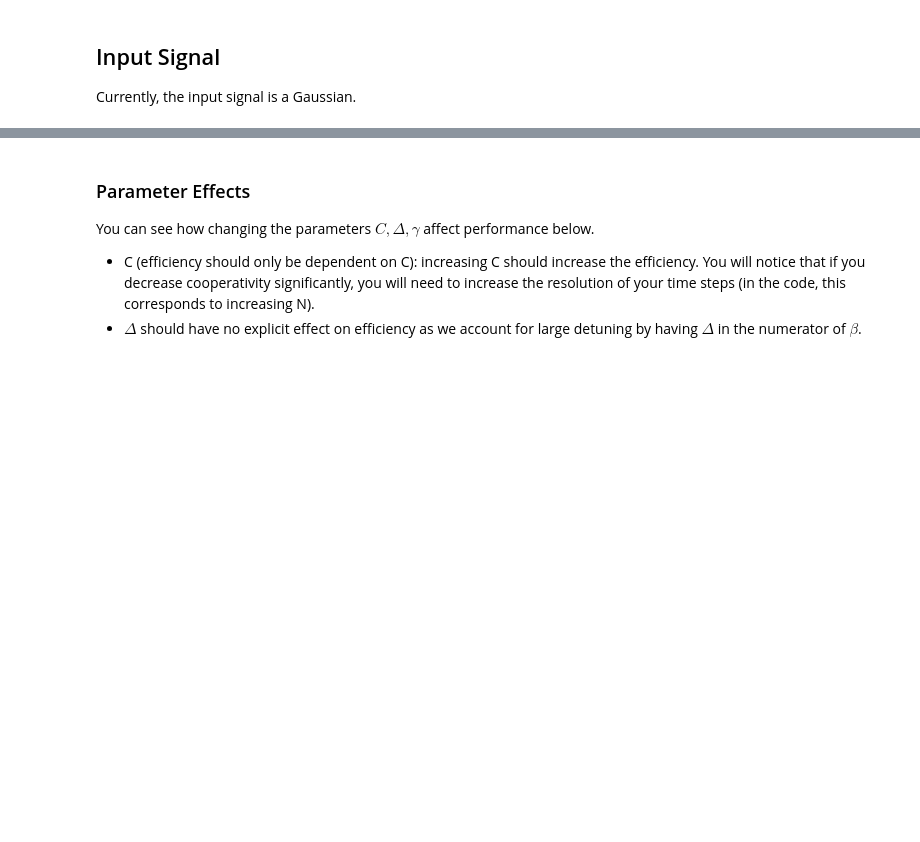
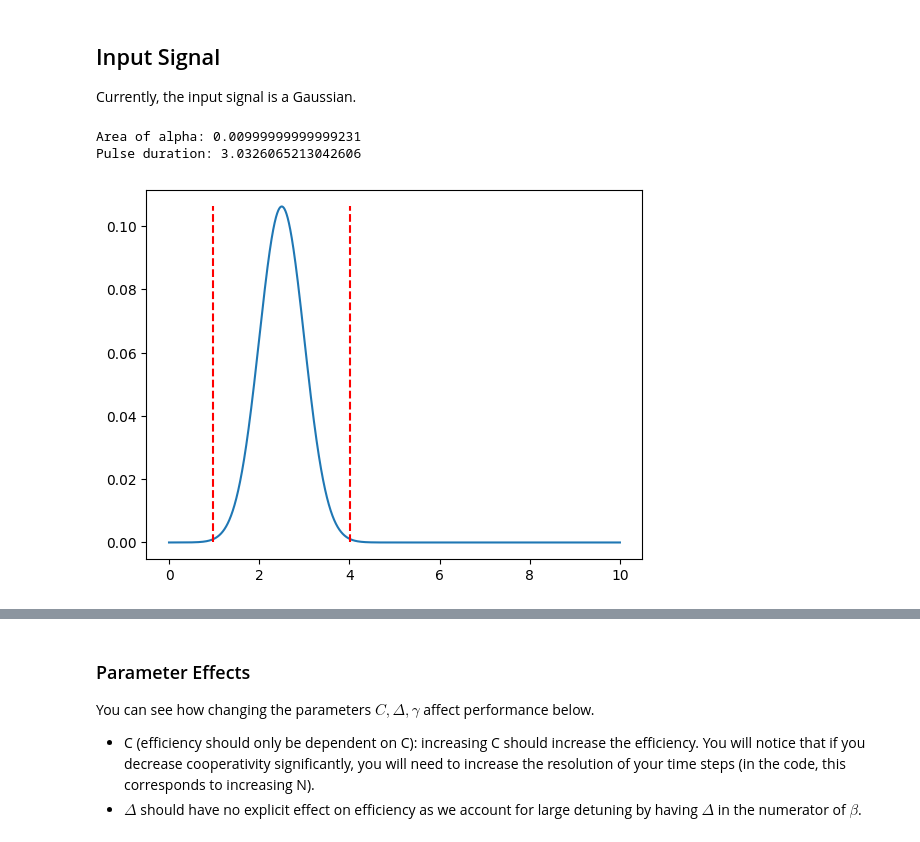
Before and after one commit to brianac687/rbq, a Jupyter notebook: 3LS/three_level_freespace_notebook.ipynb, the cells around one changed output, grey strips where cells are left out. Saved outputs shown, nothing was run; the diff lists cells and outputs as text; code cells hidden in the pictures; blank space fills up the shorter version.

```diff
--- a/3LS/three_level_freespace_notebook.ipynb
+++ b/3LS/three_level_freespace_notebook.ipynb
@@ -29,17 +61,22 @@ Currently, the input signal is a Gaussian.
 # %%
 mu, sigma = 2.5, 0.5 # defined for a Gaussian input pulse
-T = 5 # input pulse "duration" (make sure to adjust this if input pulse changes)
-
-# Returns area-normalized Lorentzian (CHECK AREA NORMALIZATION)
-def lorentzian(mu, gamma, t):
-    return np.sqrt(gamma/(2*np.pi)) / ( (t-mu)**2 + (gamma/2)**2 )
 
 # Returns area-normalized Gaussian
 def gaussian(mu, sigma, t):
     return np.sqrt(1/(sigma*np.sqrt(np.pi))) * np.exp(-((t-mu)**2) / (2*sigma**2))
 
 ### INPUT COHERENT STATE
 def alpha_in(t):
     amp = 0.1 # small amplitude
+    #amp = 1
     return amp*(gaussian(mu, sigma, t))
+
+# Simulation Time
+time_final = 10 # total simulation time
+N = 5000 # number of time steps
+input_photon_number, pulse_duration = get_input_values(alpha_in, time_final, N)
+# %% [output]
+Area of alpha: 0.00999999999999231
+Pulse duration: 3.0326065213042606
+[figure, added]
 # %%
```
Also changed, not shown: parts of 22 cells of this notebook, 6 other files.
